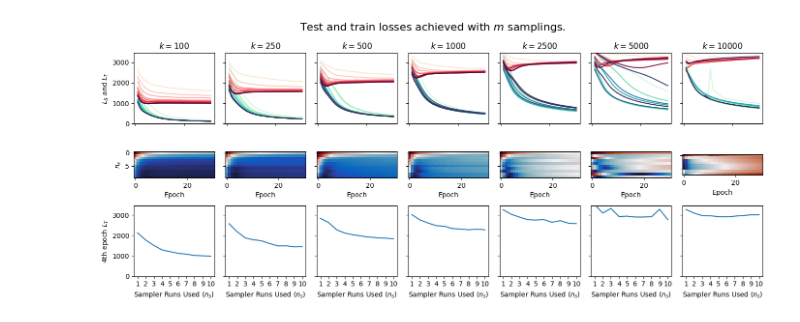
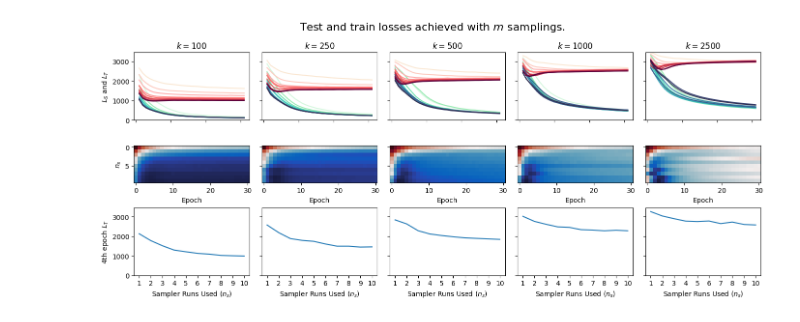
Before and after one commit to cjmerzbacher/met2vec, a Jupyter notebook: Final Plots/Generalization/N5000/rep/rep.ipynb, the cells around one changed output. Drawn from its saved outputs; the diff is of its cells as text; code cells hidden in the pictures.

```diff
--- a/Final Plots/Generalization/N5000/rep/rep.ipynb
+++ b/Final Plots/Generalization/N5000/rep/rep.ipynb
@@ -37,18 +37,18 @@ k10000_df
 248 rows × 32 columns
 # %%
-fig, axs = plt.subplots(3, 7, figsize=(14,6))
+fig, axs = plt.subplots(3, 5, figsize=(14,6))
 
 ax1 = (axs[0,0], axs[1,0], axs[2,0])
 ax2 = (axs[0,1], axs[1,1], axs[2,1])
 ax3 = (axs[0,2], axs[1,2], axs[2,2])
 ax4 = (axs[0,3], axs[1,3], axs[2,3])
 ax5 = (axs[0,4], axs[1,4], axs[2,4])
-ax6 = (axs[0,5], axs[1,5], axs[2,5])
-ax7 = (axs[0,6], axs[1,6], axs[2,6])
+#ax6 = (axs[0,5], axs[1,5], axs[2,5])
+#ax7 = (axs[0,6], axs[1,6], axs[2,6])
 
 max_loss = max([
     df["test_loss"].max()
-    for df in [k250_df, k500_df, k2500_df, k10000_df, k10000_df]
+    for df in [k250_df, k500_df, k2500_df]
 ])
 
 n_runs = 10
@@ -78,33 +78,33 @@ def plot(kdf, axs, k, remove_y_ticks=True):
 
     loss_matrix = kdf.set_index(['run', 'epoch'])['test_loss'].unstack().values
     axs[1].imshow(loss_matrix, cmap=cmaps.balance)#, vmin=0, vmax=max_loss)
     axs[1].set_xlabel("Epoch")
 
     epoch4_df = kdf[kdf['epoch'] == 4]
     axs[2].plot(epoch4_df['run'], epoch4_df['test_loss'])
     axs[2].set_ylim([0, max_loss])
     axs[2].set_xlabel("Sampler Runs Used ($n_s$)")
     axs[2].set_xticks([i for i in range(n_runs)])
     axs[2].set_xticklabels([f"{i+1}" for i in range(n_runs)])
 
     if remove_y_ticks:
         for ax in axs:
             ax.set_yticklabels([])
 
 plot(k100_df, ax1, 100, remove_y_ticks=False)
 plot(k250_df, ax2, 250)
 plot(k500_df, ax3, 500)
 plot(k1000_df, ax4, 1000)
 plot(k2500_df, ax5, 2500)
-plot(k5000_df, ax6, 5000)
-plot(k10000_df, ax7, 10000)
+#plot(k5000_df, ax6, 5000)
+#plot(k10000_df, ax7, 10000)
 
 set_axis(ax1)
 
 fig.suptitle("Test and train losses achieved with $m$ samplings.", fontsize=16)
 fig.tight_layout()
 
 plt.savefig("./test_losses.png", dpi=400)
 plt.show()
 # %% [output]
-[figure, old version]
+[figure, new version]
```
Also changed, not shown: parts of 1 cell of this notebook, 17 other files.
